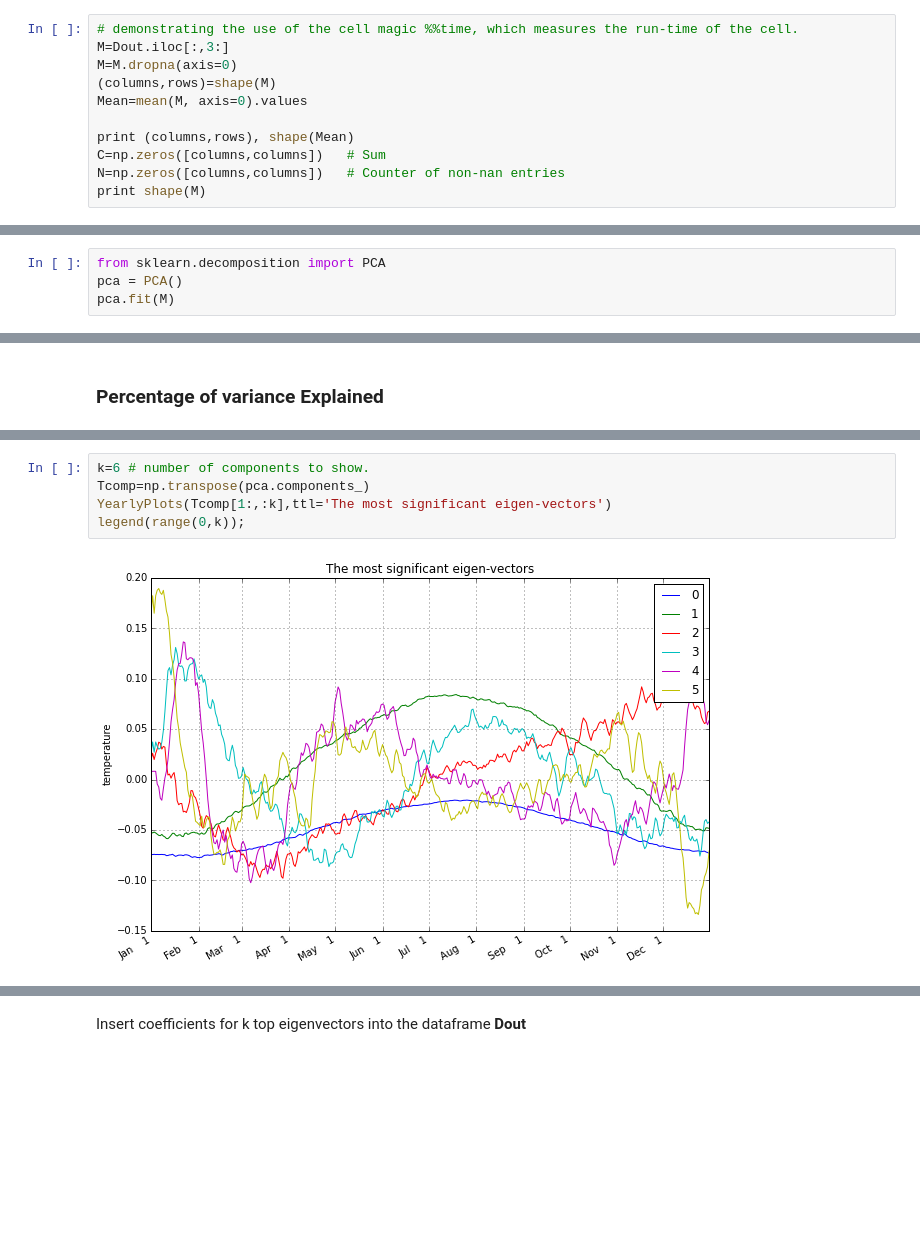
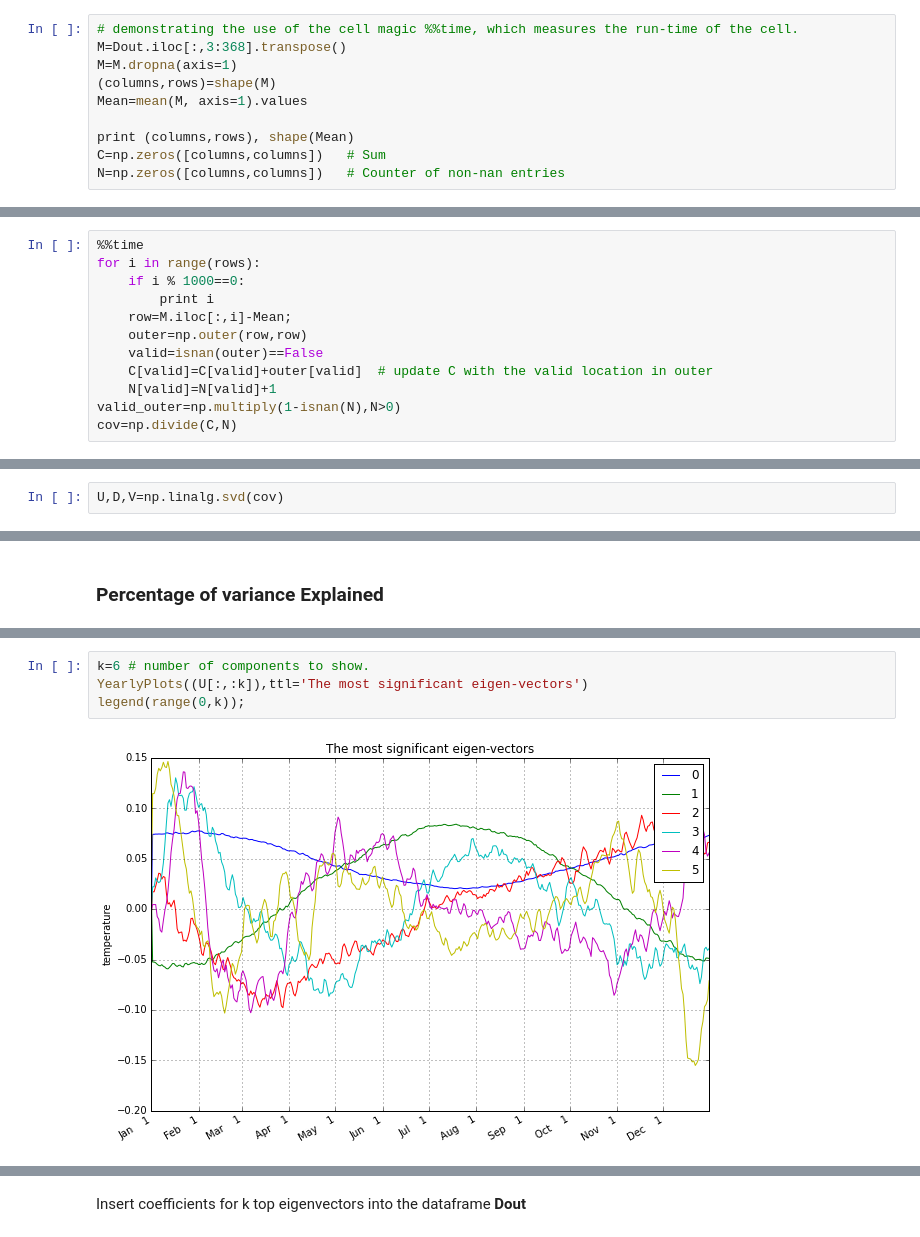
Before and after one commit to phesami/phesami, a Jupyter notebook: DSE200/day_3_models_and_learning/02_Weather Analysis.ipynb, the cells around one changed output, grey strips where cells are left out. Saved outputs shown, nothing was run; the diff lists cells and outputs as text; blank space fills up the shorter version.

```diff
--- a/DSE200/day_3_models_and_learning/02_Weather Analysis.ipynb
+++ b/DSE200/day_3_models_and_learning/02_Weather Analysis.ipynb
@@ -196,13 +178,12 @@ We compute the empirical covariance matrix in a way that tolerates NaN values.
 <span style="color:red"> In the code below I remove all rows that have a nan in them. If you remve the command **M.dropna(...** then all rows are used. Can you get better results without removing the rows? </span>
 # %%
 # demonstrating the use of the cell magic %%time, which measures the run-time of the cell.
-M=Dout.iloc[:,3:]
-M=M.dropna(axis=0)
+M=Dout.iloc[:,3:368].transpose()
+M=M.dropna(axis=1)
 (columns,rows)=shape(M)
-Mean=mean(M, axis=0).values
+Mean=mean(M, axis=1).values
 
 print (columns,rows), shape(Mean)
 C=np.zeros([columns,columns])   # Sum
 N=np.zeros([columns,columns])   # Counter of non-nan entries
-print shape(M)
 # %% [output]
@@ -211,4 +190,0 @@ print shape(M)
-# %%
-from sklearn.decomposition import PCA
-pca = PCA()
-pca.fit(M)
@@ -220,0 +191,12 @@ shape(pca.components_)
+# %%
+%%time
+for i in range(rows):
+    if i % 1000==0:
+        print i
+    row=M.iloc[:,i]-Mean;
+    outer=np.outer(row,row)
+    valid=isnan(outer)==False
+    C[valid]=C[valid]+outer[valid]  # update C with the valid location in outer
+    N[valid]=N[valid]+1
+valid_outer=np.multiply(1-isnan(N),N>0)
+cov=np.divide(C,N)
@@ -220,0 +219,2 @@ shape(pca.components_)
+# %%
+U,D,V=np.linalg.svd(cov)
@@ -234,9 +233,8 @@ print pca.explained_variance_ratio_[:10]
 # %%
 k=6 # number of components to show.
-Tcomp=np.transpose(pca.components_)
-YearlyPlots(Tcomp[1:,:k],ttl='The most significant eigen-vectors')
+YearlyPlots((U[:,:k]),ttl='The most significant eigen-vectors')
 legend(range(0,k));
 # %% [output]
-[figure, old version]
+[figure, new version]
 # %%
 k=50
```
Also changed, not shown: parts of 42 cells of this notebook, 10 other files.
